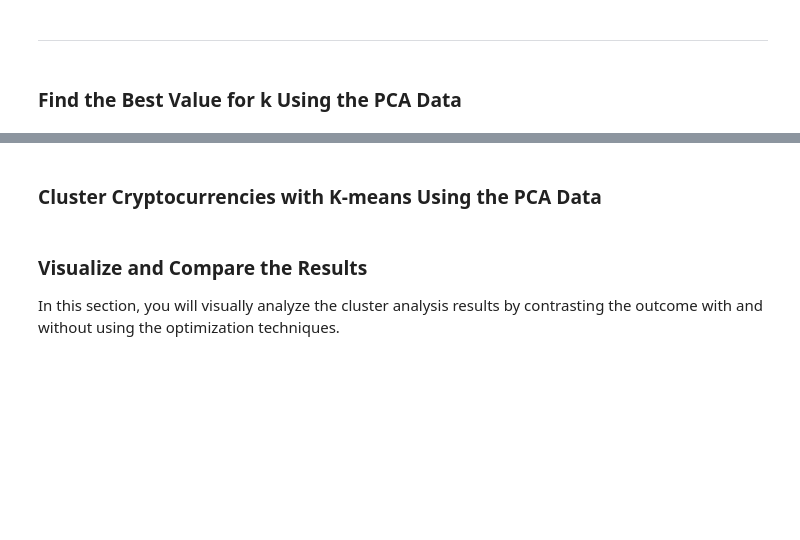
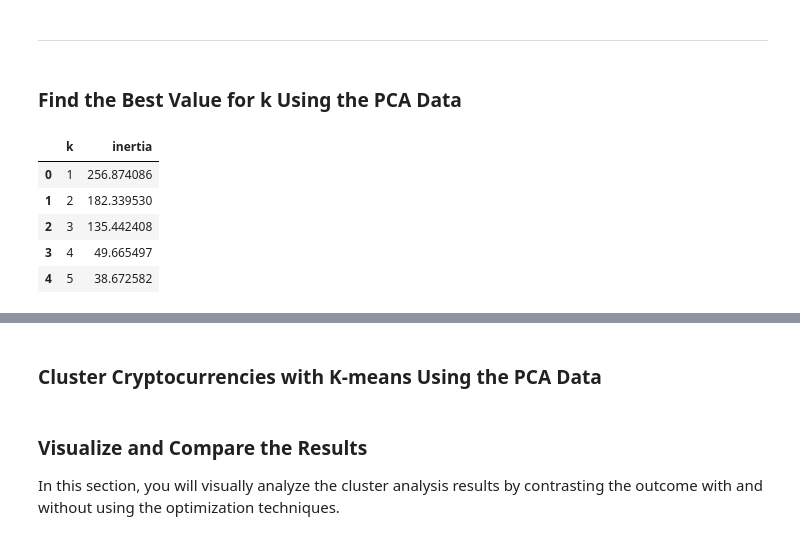
Before and after one commit to amandaedunaway/CryptoClustering, a Jupyter notebook: Crypto_Clustering.ipynb, the cells around one changed output, grey strips where cells are left out. Drawn from its saved outputs; the diff is of its cells as text; code cells hidden in the pictures; blank space fills up the shorter version.

Commit message:
Find the Best Value for k Using the PCA Data

```diff
--- a/Crypto_Clustering.ipynb
+++ b/Crypto_Clustering.ipynb
@@ -260,19 +260,34 @@ market_data_scaled_reduced_df.head()
 ### Find the Best Value for k Using the PCA Data
 # %%
 # Create a list with the number of k-values from 1 to 11
+k = list(range(1, 11))
 # %%
 # Create an empty list to store the inertia values
-
+inertia = []
 
 # Create a for loop to compute the inertia with each possible value of k
 # Inside the loop:
 # 1. Create a KMeans model using the loop counter for the n_clusters
-# 2. Fit the model to the data using `df_market_data_pca`
+# 2. Fit the model to the data using the pca data
 # 3. Append the model.inertia_ to the inertia list
+for i in k:
+    k_model = KMeans(n_clusters=i, random_state=1)
+    k_model.fit(market_data_scaled_reduced_df)
+    inertia.append(k_model.inertia_)
 # %%
 # Create a dictionary with the data to plot the Elbow curve
+elbow_data_pca = {"k": k, "inertia": inertia}
 
 # Create a DataFrame with the data to plot the Elbow curve
+df_elbow_pca = pd.DataFrame(elbow_data_pca)
+df_elbow_pca.head()
+# %% [output]
+|  | k | inertia |
+| 0 | 1 | 256.874086 |
+| 1 | 2 | 182.339530 |
+| 2 | 3 | 135.442408 |
+| 3 | 4 | 49.665497 |
+| 4 | 5 | 38.672582 |
 # %%
 # Plot a line chart with all the inertia values computed with
 # the different values of k to visually identify the optimal value for k.
```
Also changed, not shown: parts of 2 cells of this notebook.
